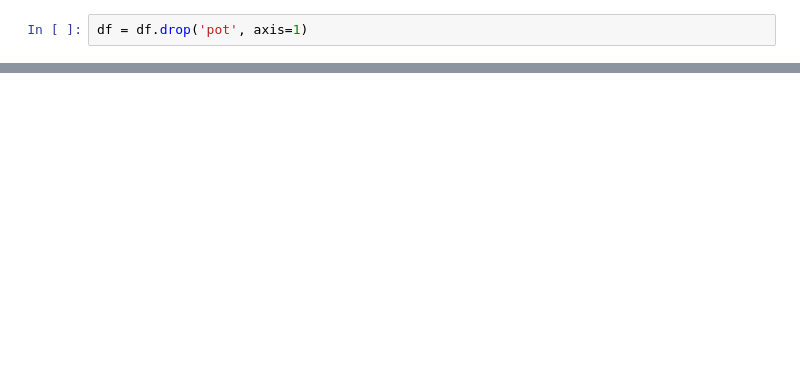
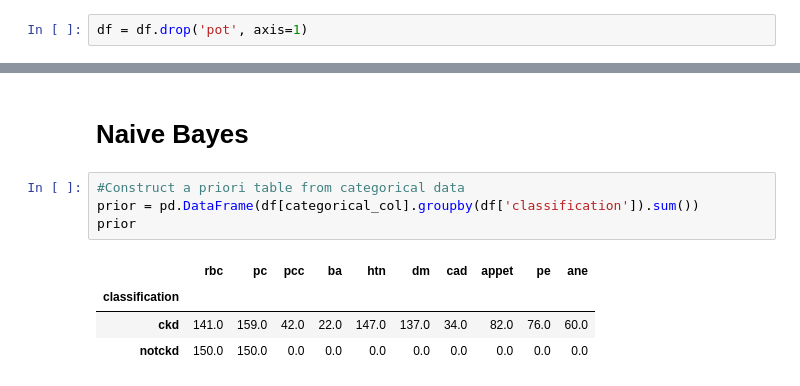
Before and after one commit to karuniaperjuangan/Tugas-Bareng, a Jupyter notebook: Kidney Disease using Naive Bayes.ipynb, the cells around one changed output, grey strips where cells are left out. Drawn from its saved outputs; the diff is of its cells as text; blank space fills up the shorter version.

```diff
--- a/Kidney Disease using Naive Bayes.ipynb
+++ b/Kidney Disease using Naive Bayes.ipynb
@@ -206,0 +287,11 @@ df = df.drop('pot', axis=1)
+# %% [markdown]
+# Naive Bayes
+# %%
+#Construct a priori table from categorical data
+prior = pd.DataFrame(df[categorical_col].groupby(df['classification']).sum())
+prior
+# %% [output]
+|  | rbc | pc | pcc | ba | htn | dm | cad | appet | pe | ane |
+| classification |  |  |  |  |  |  |  |  |  |  |
+| ckd | 141.0 | 159.0 | 42.0 | 22.0 | 147.0 | 137.0 | 34.0 | 82.0 | 76.0 | 60.0 |
+| notckd | 150.0 | 150.0 | 0.0 | 0.0 | 0.0 | 0.0 | 0.0 | 0.0 | 0.0 | 0.0 |
```
Also changed, not shown: parts of 8 cells of this notebook.
